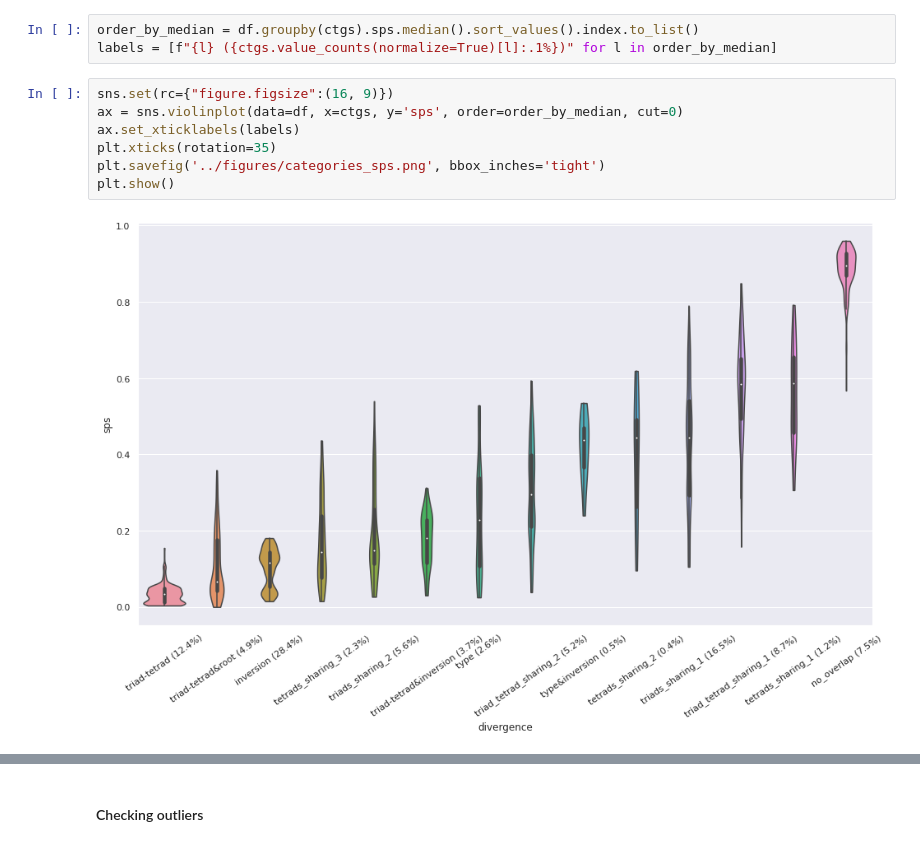
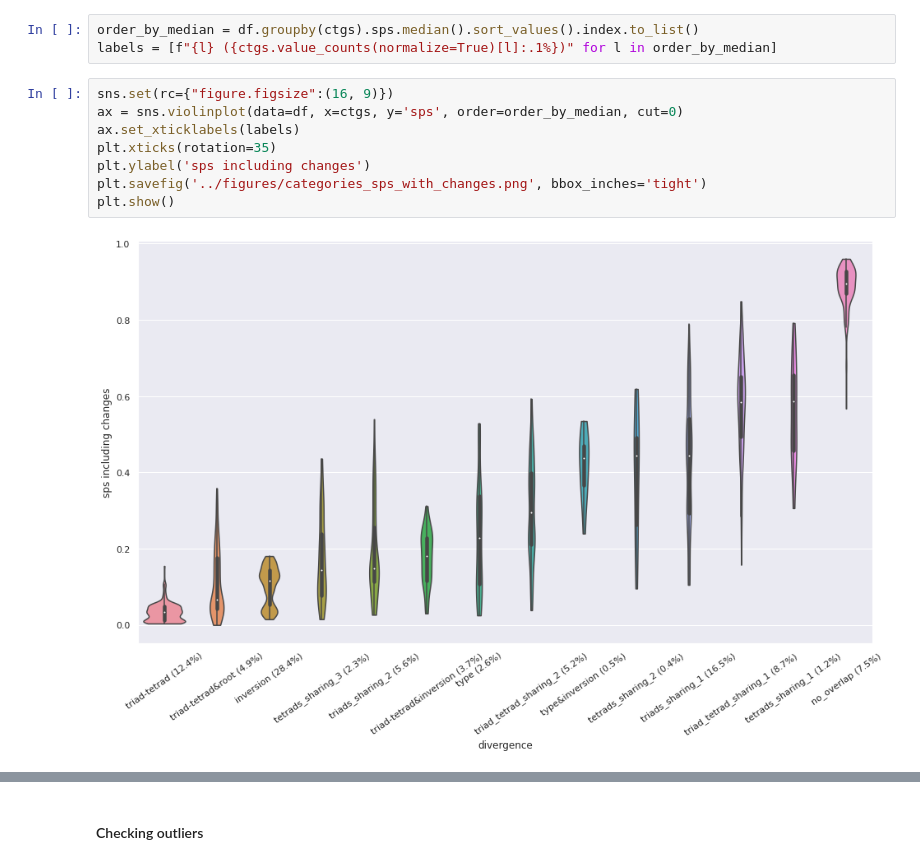
Before and after one commit to DCMLab/chord-eval, a Jupyter notebook: NoteBooks/categorizing_divergences.ipynb, the cells around one changed output, grey strips where cells are left out. Drawn from its saved outputs; the diff is of its cells as text.

```diff
--- a/NoteBooks/categorizing_divergences.ipynb
+++ b/NoteBooks/categorizing_divergences.ipynb
@@ -171,12 +171,13 @@ labels = [f"{l} ({ctgs.value_counts(normalize=True)[l]:.1%})" for l in order_by_
 # %%
 sns.set(rc={"figure.figsize":(16, 9)})
 ax = sns.violinplot(data=df, x=ctgs, y='sps', order=order_by_median, cut=0)
 ax.set_xticklabels(labels)
 plt.xticks(rotation=35)
-plt.savefig('../figures/categories_sps.png', bbox_inches='tight')
+plt.ylabel('sps including changes')
+plt.savefig('../figures/categories_sps_with_changes.png', bbox_inches='tight')
 plt.show()
 # %% [output]
-[figure, old version]
+[figure, new version]
 # %%
 ax = sns.boxplot(data=df, x=ctgs, y='tbt', order=order_by_median)
 ax = sns.stripplot(data=df, x=ctgs, y='tbt', order=order_by_median, marker="o", alpha=0.3, color="black")
```
Also changed, not shown: parts of 2 cells of this notebook, 3 other files.
